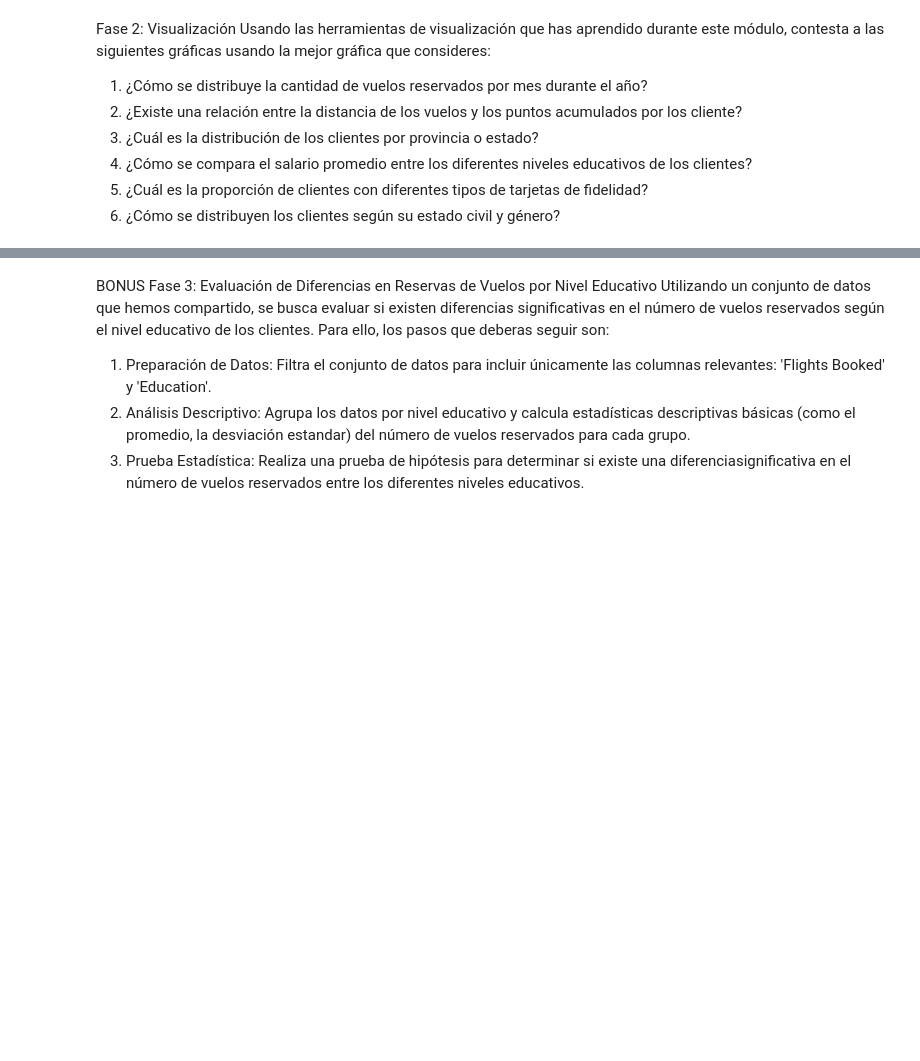
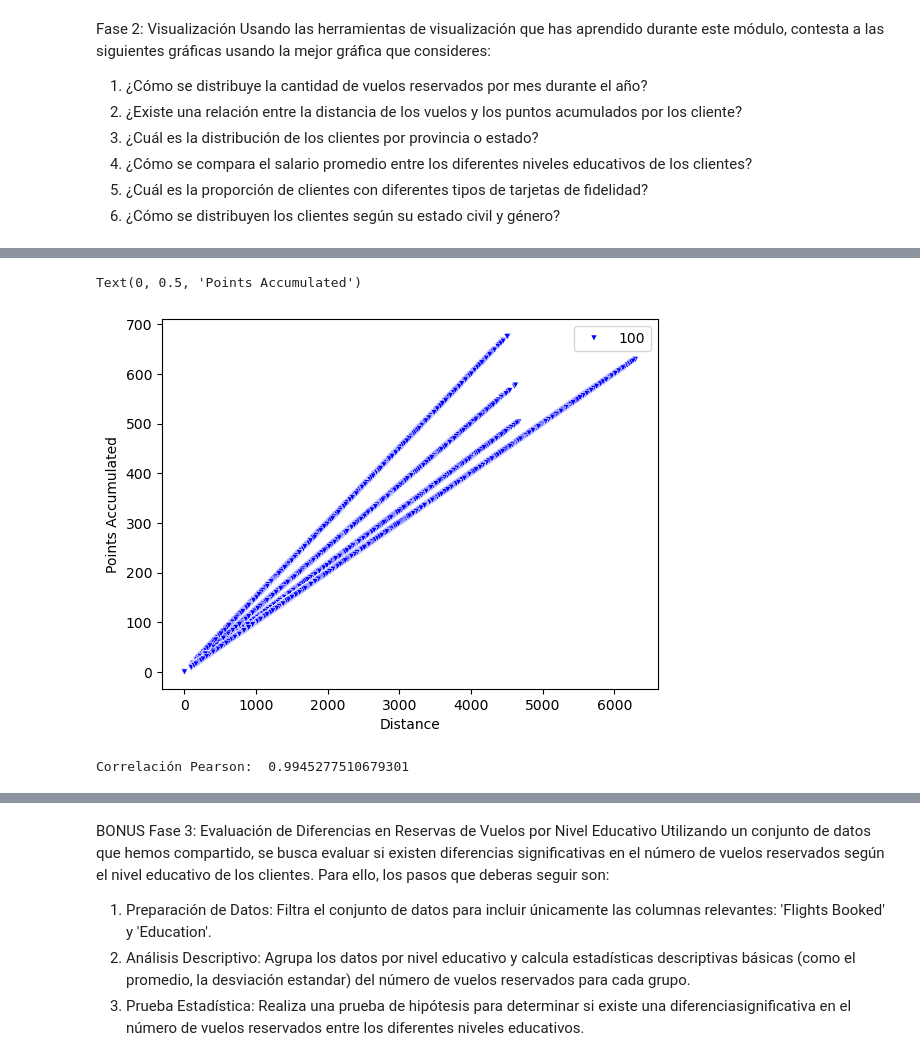
Before and after one commit to Adalab/bda-modulo-3-evaluacion-final-23lau, a Jupyter notebook: Evaluacion_modulo3.ipynb, the cells around one changed output, grey strips where cells are left out. Saved outputs shown, nothing was run; the diff lists cells and outputs as text; code cells hidden in the pictures; blank space fills up the shorter version.

```diff
--- a/Evaluacion_modulo3.ipynb
+++ b/Evaluacion_modulo3.ipynb
@@ -870,0 +1059,21 @@ gráficas usando la mejor gráfica que consideres:
+# %%
+sns.scatterplot(x = "Distance",
+                y = "Points Accumulated",
+                data = df_final,
+                size = 100,
+                marker= "v",
+                color = "blue")
+
+# cambiamos los nombres de los ejes
+plt.xlabel("Distance")
+plt.ylabel("Points Accumulated")
+# %% [output]
+Text(0, 0.5, 'Points Accumulated')
+[figure, added]
+# %%
+## Los gráficos de visualización parecen mostrar una relación bastante lineal entre ambas columnas, aun así vamos a
+# aplicar coeficiente correlación
+
+print('Correlación Pearson: ', df_final['Distance'].corr(df_final['Points Accumulated'], method='pearson'))
+# %% [output]
+Correlación Pearson:  0.9945277510679301
```
Also changed, not shown: parts of 28 cells of this notebook.
